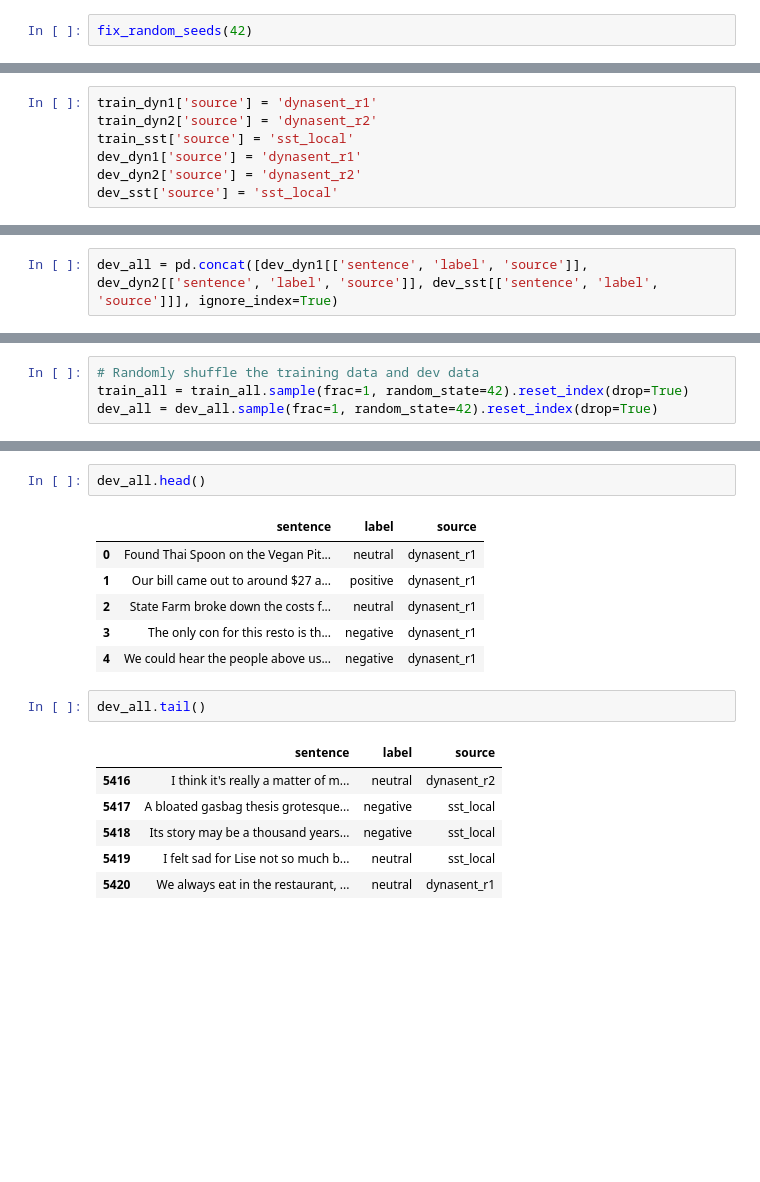
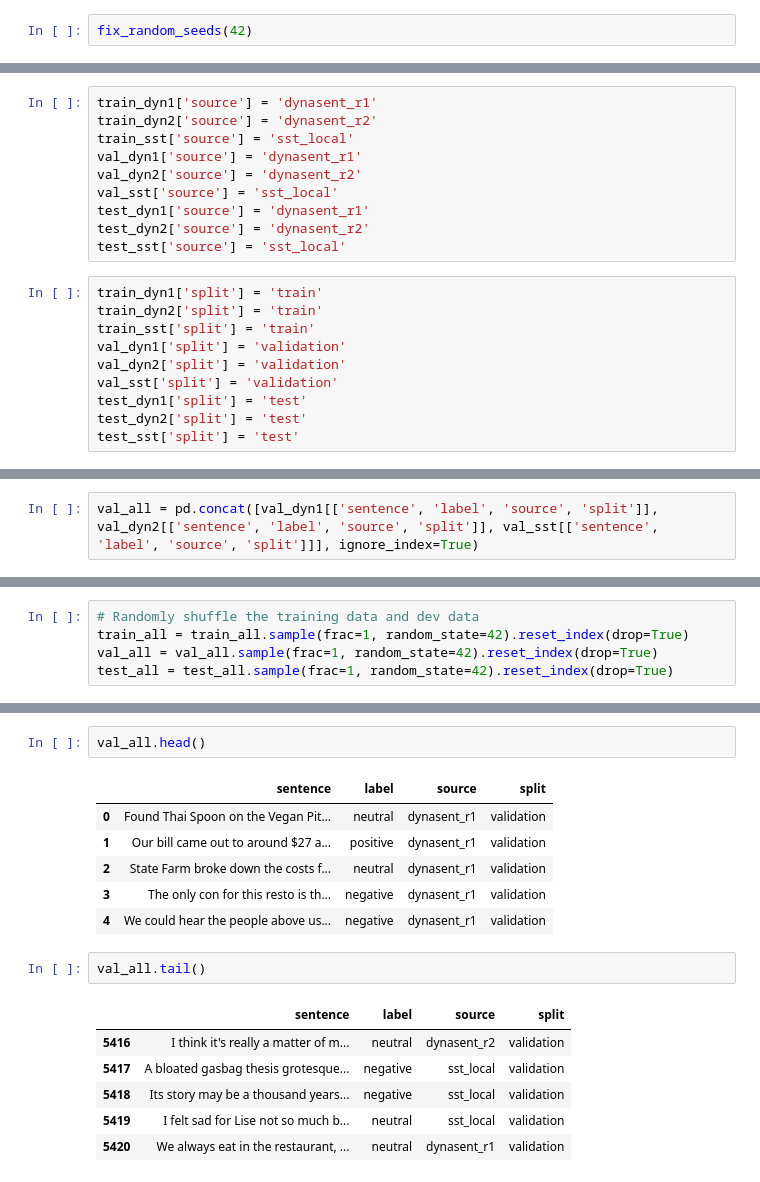
Before and after one commit to jbeno/sentiment, a Jupyter notebook: data_processing.ipynb, the cells around one changed output, grey strips where cells are left out. Saved outputs shown, nothing was run; the diff lists cells and outputs as text; blank space fills up the shorter version.

```diff
--- a/data_processing.ipynb
+++ b/data_processing.ipynb
@@ -729,7 +763,20 @@ Data loaded (1s)
 train_dyn1['source'] = 'dynasent_r1'
 train_dyn2['source'] = 'dynasent_r2'
 train_sst['source'] = 'sst_local'
-dev_dyn1['source'] = 'dynasent_r1'
-dev_dyn2['source'] = 'dynasent_r2'
-dev_sst['source'] = 'sst_local'
+val_dyn1['source'] = 'dynasent_r1'
+val_dyn2['source'] = 'dynasent_r2'
+val_sst['source'] = 'sst_local'
+test_dyn1['source'] = 'dynasent_r1'
+test_dyn2['source'] = 'dynasent_r2'
+test_sst['source'] = 'sst_local'
+# %%
+train_dyn1['split'] = 'train'
+train_dyn2['split'] = 'train'
+train_sst['split'] = 'train'
+val_dyn1['split'] = 'validation'
+val_dyn2['split'] = 'validation'
+val_sst['split'] = 'validation'
+test_dyn1['split'] = 'test'
+test_dyn2['split'] = 'test'
+test_sst['split'] = 'test'
 # %%
@@ -778,3 +825,3 @@ train_all.sample(10)
 # %%
-dev_all = pd.concat([dev_dyn1[['sentence', 'label', 'source']], dev_dyn2[['sentence', 'label', 'source']], dev_sst[['sentence', 'label', 'source']]], ignore_index=True)
+val_all = pd.concat([val_dyn1[['sentence', 'label', 'source', 'split']], val_dyn2[['sentence', 'label', 'source', 'split']], val_sst[['sentence', 'label', 'source', 'split']]], ignore_index=True)
 # %%
@@ -816,7 +879,8 @@ train_all.tail()
 # %%
 # Randomly shuffle the training data and dev data
 train_all = train_all.sample(frac=1, random_state=42).reset_index(drop=True)
-dev_all = dev_all.sample(frac=1, random_state=42).reset_index(drop=True)
+val_all = val_all.sample(frac=1, random_state=42).reset_index(drop=True)
+test_all = test_all.sample(frac=1, random_state=42).reset_index(drop=True)
 # %%
 train_all.head()
 # %% [output]
@@ -838,18 +902,18 @@ train_all.tail()
 # %%
-dev_all.head()
+val_all.head()
 # %% [output]
-|  | sentence | label | source |
-| 0 | Found Thai Spoon on the Vegan Pit... | neutral | dynasent_r1 |
-| 1 | Our bill came out to around $27 a... | positive | dynasent_r1 |
-| 2 | State Farm broke down the costs f... | neutral | dynasent_r1 |
-| 3 | The only con for this resto is th... | negative | dynasent_r1 |
-| 4 | We could hear the people above us... | negative | dynasent_r1 |
+|  | sentence | label | source | split |
+| 0 | Found Thai Spoon on the Vegan Pit... | neutral | dynasent_r1 | validation |
+| 1 | Our bill came out to around $27 a... | positive | dynasent_r1 | validation |
+| 2 | State Farm broke down the costs f... | neutral | dynasent_r1 | validation |
+| 3 | The only con for this resto is th... | negative | dynasent_r1 | validation |
+| 4 | We could hear the people above us... | negative | dynasent_r1 | validation |
 # %%
-dev_all.tail()
+val_all.tail()
 # %% [output]
-|  | sentence | label | source |
-| 5416 | I think it's really a matter of m... | neutral | dynasent_r2 |
-| 5417 | A bloated gasbag thesis grotesque... | negative | sst_local |
-| 5418 | Its story may be a thousand years... | negative | sst_local |
-| 5419 | I felt sad for Lise not so much b... | neutral | sst_local |
-| 5420 | We always eat in the restaurant, ... | neutral | dynasent_r1 |
+|  | sentence | label | source | split |
+| 5416 | I think it's really a matter of m... | neutral | dynasent_r2 | validation |
+| 5417 | A bloated gasbag thesis grotesque... | negative | sst_local | validation |
+| 5418 | Its story may be a thousand years... | negative | sst_local | validation |
+| 5419 | I felt sad for Lise not so much b... | neutral | sst_local | validation |
+| 5420 | We always eat in the restaurant, ... | neutral | dynasent_r1 | validation |
```
Also changed, not shown: parts of 28 cells of this notebook, 10 other files.
